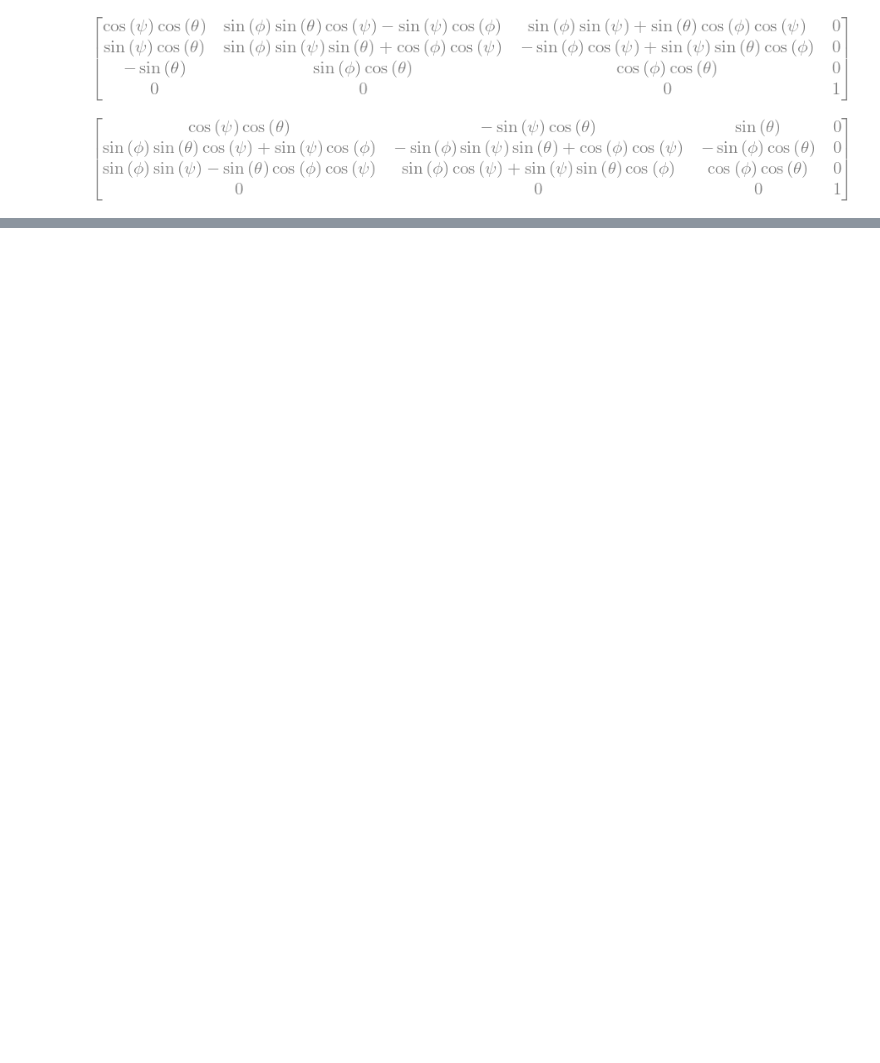
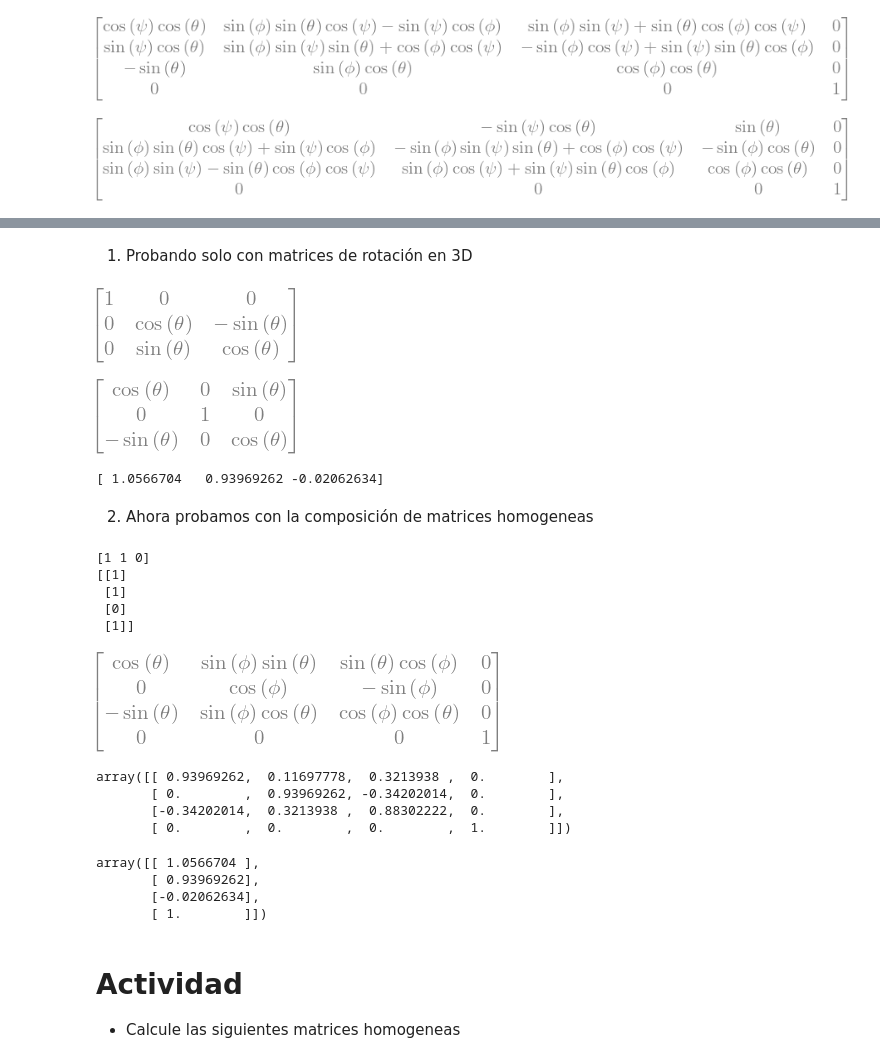
Before and after one commit to jrudascas/simulacion_infotep, a Jupyter notebook: Examples/Matrices_Homogeneas.ipynb, the cells around one changed output, grey strips where cells are left out. Drawn from its saved outputs; the diff is of its cells as text; code cells hidden in the pictures; blank space fills up the shorter version.

Commit message:
Se agrega ejemplo de implementación para metrices homogeneas

```diff
--- a/Examples/Matrices_Homogeneas.ipynb
+++ b/Examples/Matrices_Homogeneas.ipynb
@@ -52,0 +60,69 @@ H
+# %% [markdown]
+1. Probando solo con matrices de rotación en 3D
+# %%
+#Matriz de rotacion 3D sobre el eje x
+R_x = Matrix([[1, 0, 0], [0, cos(theta), -sin(theta)], [0, sin(theta), cos(theta)]])
+R_x
+# %% [output]
+[figure, added]
+# %%
+#Matriz de rotacion 3D sobre el eje y
+R_y = Matrix([[cos(theta), 0, sin(theta)], [0, 1, 0], [-sin(theta), 0, cos(theta)]])
+R_y
+# %% [output]
+[figure, added]
+# %%
+theta_val = np.pi/9 # 20 grados en radianes
+R_x_p0 = np.array(R_x.subs({theta: theta_val})).astype(np.float64) #Se convierte theta simbolico a un valor concreto Rx
+R_y_p0 = np.array(R_y.subs({theta: theta_val})).astype(np.float64) #Se convierte theta simbolico a un valor concreto Ry
+
+P0_rotado_x = np.dot(R_x_p0, P0) #Producto punto entre la matrix de rotación y el vector de posición del punto
+P0_rotado_y = np.dot(R_y_p0, P0_rotado_x) #Producto punto entre la matrix de rotación y el vector de posición del punto
+
+print(P0_rotado_y)
+# %% [output]
+[ 1.0566704   0.93969262 -0.02062634]
+# %% [markdown]
+2. Ahora probamos con la composición de matrices homogeneas
+# %%
+#Se convierte el punto 3D a un punto de coordenadas homogeneas
+
+P0_homogeneo = np.append(P0, 1)
+P0_homogeneo = np.reshape(P0_homogeneo, (4, 1))
+print(P0)
+print(P0_homogeneo)
+# %% [output]
+[1 1 0]
+[[1]
+ [1]
+ [0]
+ [1]]
+# %%
+#Se realiza la composición de las matrices homogeneas para x y y
+Hxy = H_y@H_x
+Hxy
+# %% [output]
+[figure, added]
+# %%
+theta_val = np.pi/9 # 20 grados en radianes
+phi_val = np.pi/9 # 20 grados en radianes
+
+Hxy_p0 = np.array(Hxy.subs({phi: phi_val, theta: theta_val})).astype(np.float64) #Se convierte theta simbolico a un valor concreto Rx
+Hxy_p0
+# %% [output]
+array([[ 0.93969262,  0.11697778,  0.3213938 ,  0.        ],
+       [ 0.        ,  0.93969262, -0.34202014,  0.        ],
+       [-0.34202014,  0.3213938 ,  0.88302222,  0.        ],
+       [ 0.        ,  0.        ,  0.        ,  1.        ]])
+# %%
+P0_rotado_Hxy = np.dot(Hxy_p0, P0_homogeneo)
+P0_rotado_Hxy
+# %% [output]
+array([[ 1.0566704 ],
+       [ 0.93969262],
+       [-0.02062634],
+       [ 1.        ]])
+# %% [markdown]
+# **Actividad**
+
+* Calcule las siguientes matrices homogeneas
```
Also changed, not shown: parts of 10 cells of this notebook, 21 other files.
